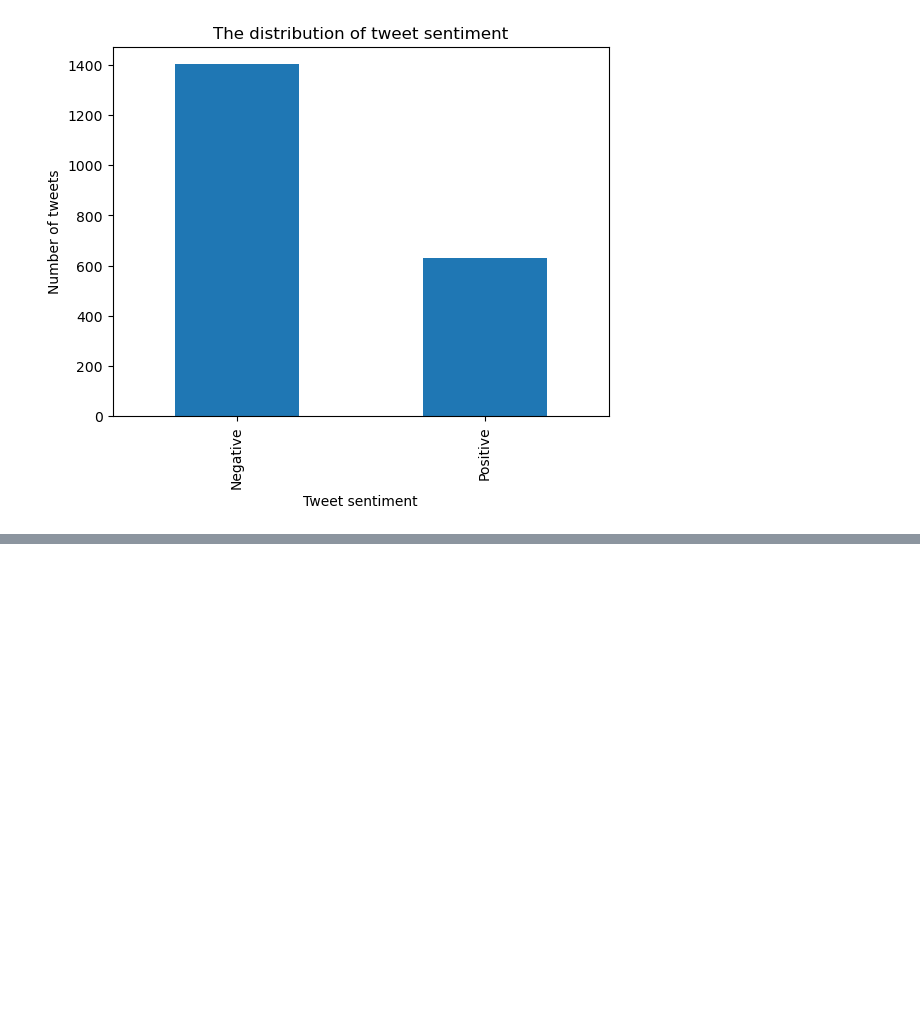
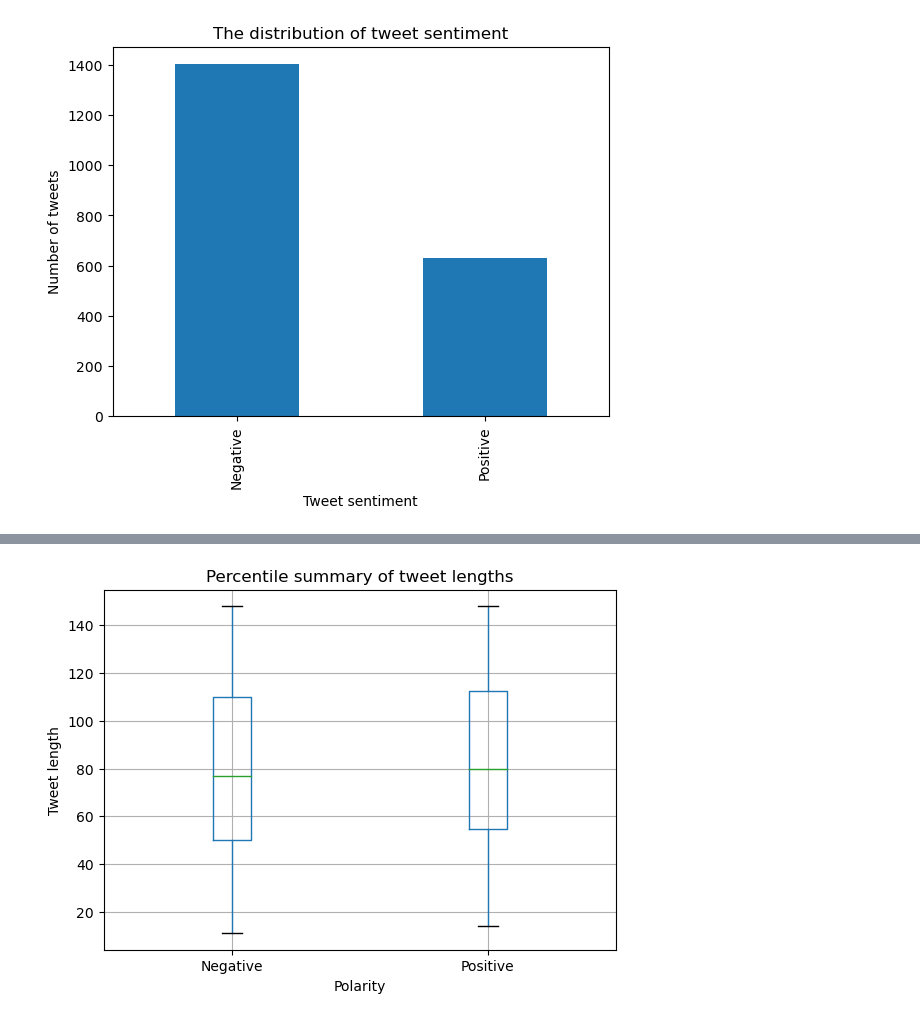
Before and after one commit to KCristopher/SentimentAnalysis, a Jupyter notebook: AnalyzeSentiment.ipynb, the cells around one changed output, grey strips where cells are left out. Cells and saved outputs as stored; diff of their text form; code cells hidden in the pictures; blank space fills up the shorter version.

Commit message:
Check outliers in terms of tweet length via descriptive stats and boxplot. No indication of abnormal tweet lenghts at this stage.

```diff
--- a/AnalyzeSentiment.ipynb
+++ b/AnalyzeSentiment.ipynb
@@ -85,0 +86,3 @@ for row in sample_tweets.iterrows() :
+# %%
+tweets_df['tweet_length'] = tweets_df['tweet'].str.len()
+tweets_df['tweet_length'].describe().round(2)
@@ -85,0 +99,11 @@ for row in sample_tweets.iterrows() :
+# %%
+lengths_box = tweets_df.boxplot(column='tweet_length', by='polarity')
+plt.suptitle('')
+plt.title('Percentile summary of tweet lengths')
+plt.xticks( lengths_box.get_xticks(), [ 'Negative', 'Positive' ] )
+plt.ylabel('Tweet length')
+plt.xlabel('Polarity')
+
+plt.show()
+# %% [output]
+[figure, added]
```
Also changed, not shown: parts of 2 cells of this notebook.
